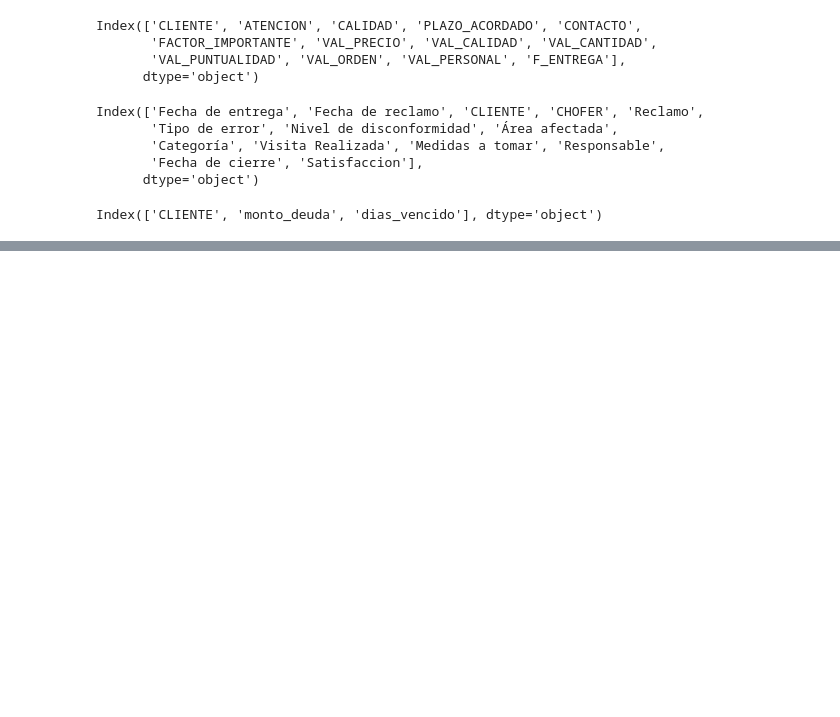
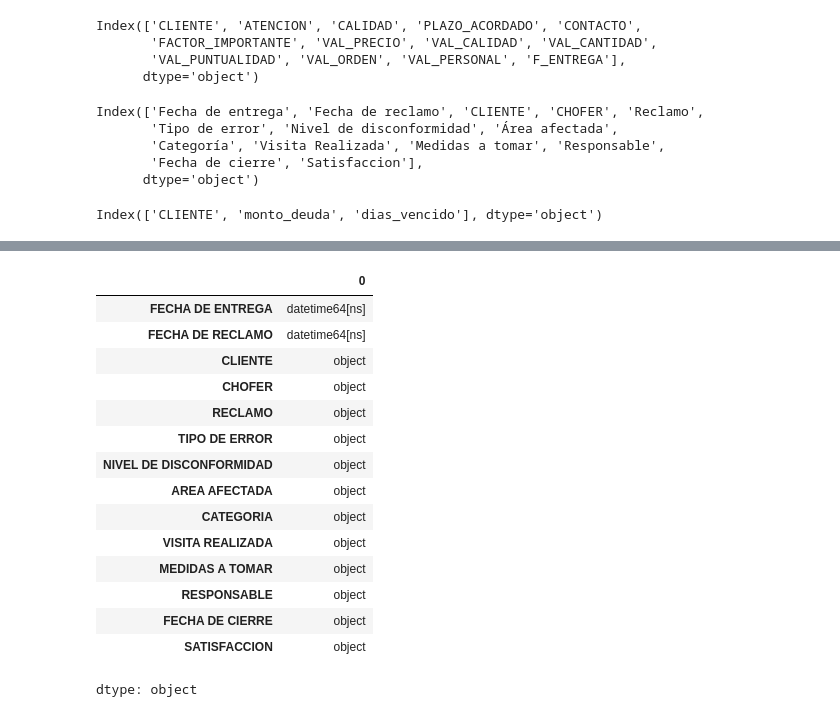
Before and after one commit to lomerrod/proyectofinalDS2, a Jupyter notebook: ProyectoParteIII+RodriguezLorena.ipynb, the cells around one changed output, grey strips where cells are left out. Drawn from its saved outputs; the diff is of its cells as text; code cells hidden in the pictures; blank space fills up the shorter version.

```diff
--- a/ProyectoParteIII+RodriguezLorena.ipynb
+++ b/ProyectoParteIII+RodriguezLorena.ipynb
@@ -439,0 +595,19 @@ Index(['CLIENTE', 'monto_deuda', 'dias_vencido'], dtype='object')
+# %%
+df_reclamos2024.dtypes
+# %% [output]
+|  | 0 |
+| FECHA DE ENTREGA | datetime64[ns] |
+| FECHA DE RECLAMO | datetime64[ns] |
+| CLIENTE | object |
+| CHOFER | object |
+| RECLAMO | object |
+| TIPO DE ERROR | object |
+| NIVEL DE DISCONFORMIDAD | object |
+| AREA AFECTADA | object |
+| CATEGORIA | object |
+| VISITA REALIZADA | object |
+| MEDIDAS A TOMAR | object |
+| RESPONSABLE | object |
+| FECHA DE CIERRE | object |
+| SATISFACCION | object |
+dtype: object
```
Also changed, not shown: parts of 44 cells of this notebook.
